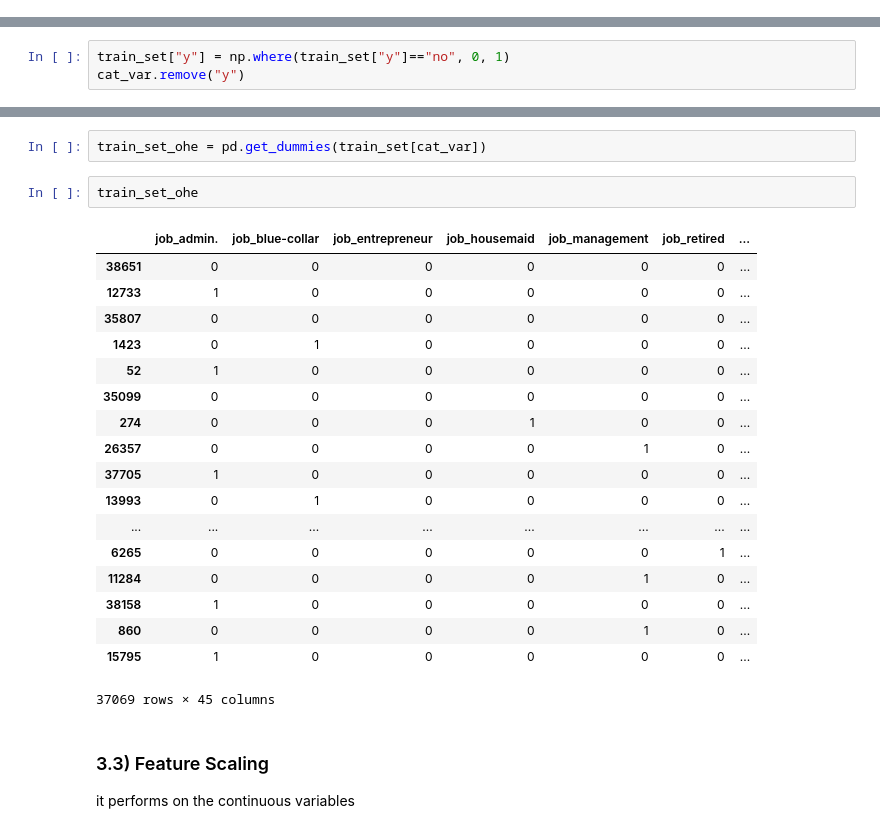
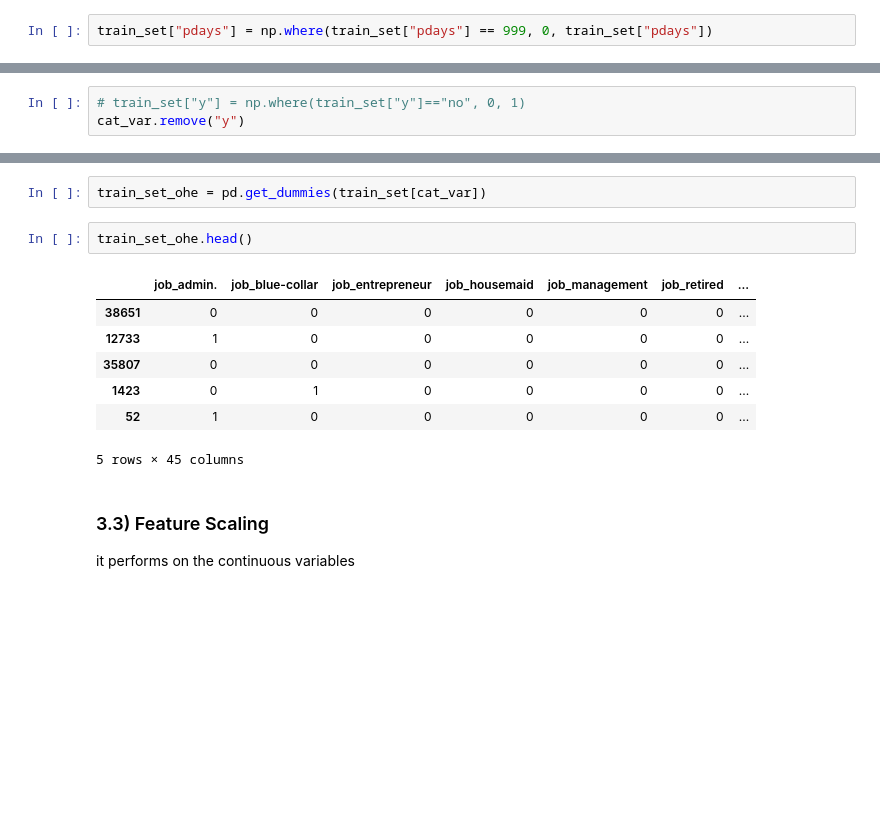
Before and after one commit to saurabhbhatt/DataGiri, a Jupyter notebook: Session_Codes.ipynb, the cells around one changed output, grey strips where cells are left out. Drawn from its saved outputs; the diff is of its cells as text; blank space fills up the shorter version.

```diff
--- a/Session_Codes.ipynb
+++ b/Session_Codes.ipynb
@@ -323,0 +448,2 @@ __Observation:__
+# %%
+train_set["pdays"] = np.where(train_set["pdays"] == 999, 0, train_set["pdays"])
@@ -397,5 +533,5 @@ Name: marital, dtype: int64
 # %% [markdown]
 ### 3.2) Handling Text and Categorical Attributes
 # %%
-train_set["y"] = np.where(train_set["y"]=="no", 0, 1)
+# train_set["y"] = np.where(train_set["y"]=="no", 0, 1)
 cat_var.remove("y")
@@ -409,26 +538,15 @@ ValueError: list.remove(x): x not in list
 # %%
 train_set_ohe = pd.get_dummies(train_set[cat_var])
 # %%
-train_set_ohe
+train_set_ohe.head()
 # %% [output]
 |  | job_admin. | job_blue-collar | job_entrepreneur | job_housemaid | job_management | job_retired | ... |
 | 38651 | 0 | 0 | 0 | 0 | 0 | 0 | ... |
 | 12733 | 1 | 0 | 0 | 0 | 0 | 0 | ... |
 | 35807 | 0 | 0 | 0 | 0 | 0 | 0 | ... |
 | 1423 | 0 | 1 | 0 | 0 | 0 | 0 | ... |
 | 52 | 1 | 0 | 0 | 0 | 0 | 0 | ... |
-| 35099 | 0 | 0 | 0 | 0 | 0 | 0 | ... |
-| 274 | 0 | 0 | 0 | 1 | 0 | 0 | ... |
-| 26357 | 0 | 0 | 0 | 0 | 1 | 0 | ... |
-| 37705 | 1 | 0 | 0 | 0 | 0 | 0 | ... |
-| 13993 | 0 | 1 | 0 | 0 | 0 | 0 | ... |
-| ... | ... | ... | ... | ... | ... | ... | ... |
-| 6265 | 0 | 0 | 0 | 0 | 0 | 1 | ... |
-| 11284 | 0 | 0 | 0 | 0 | 1 | 0 | ... |
-| 38158 | 1 | 0 | 0 | 0 | 0 | 0 | ... |
-| 860 | 0 | 0 | 0 | 0 | 1 | 0 | ... |
-| 15795 | 1 | 0 | 0 | 0 | 0 | 0 | ... |
-37069 rows × 45 columns
+5 rows × 45 columns
 # %% [markdown]
 ### 3.3) Feature Scaling
 
```
Also changed, not shown: parts of 75 cells of this notebook, 3 other files.
